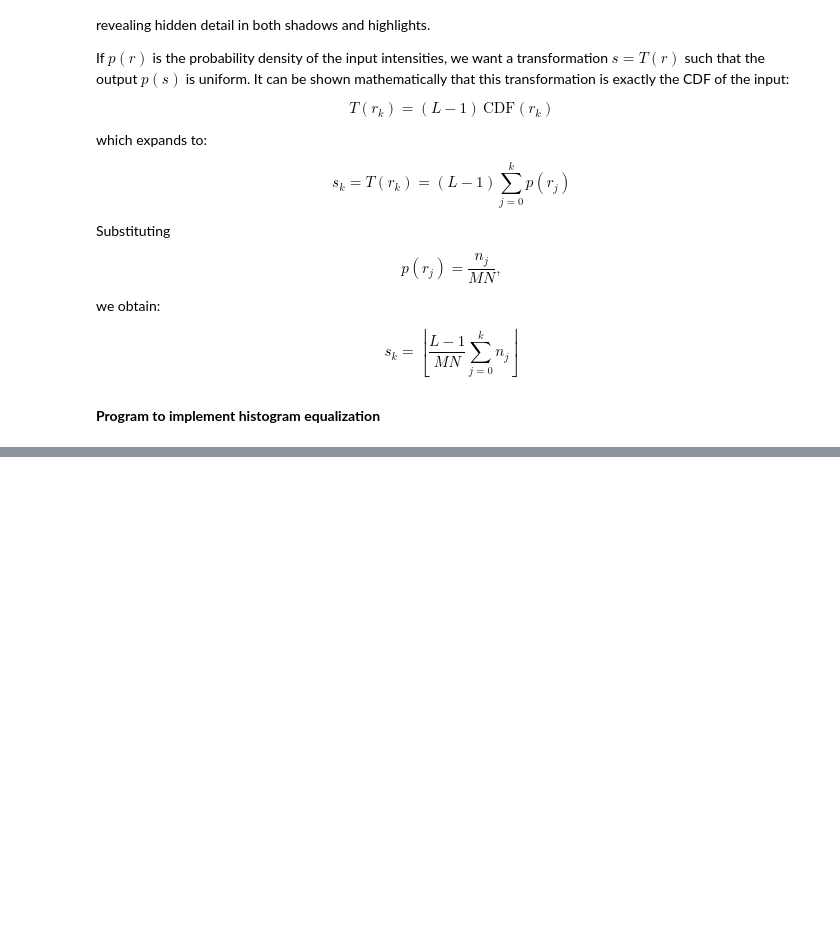
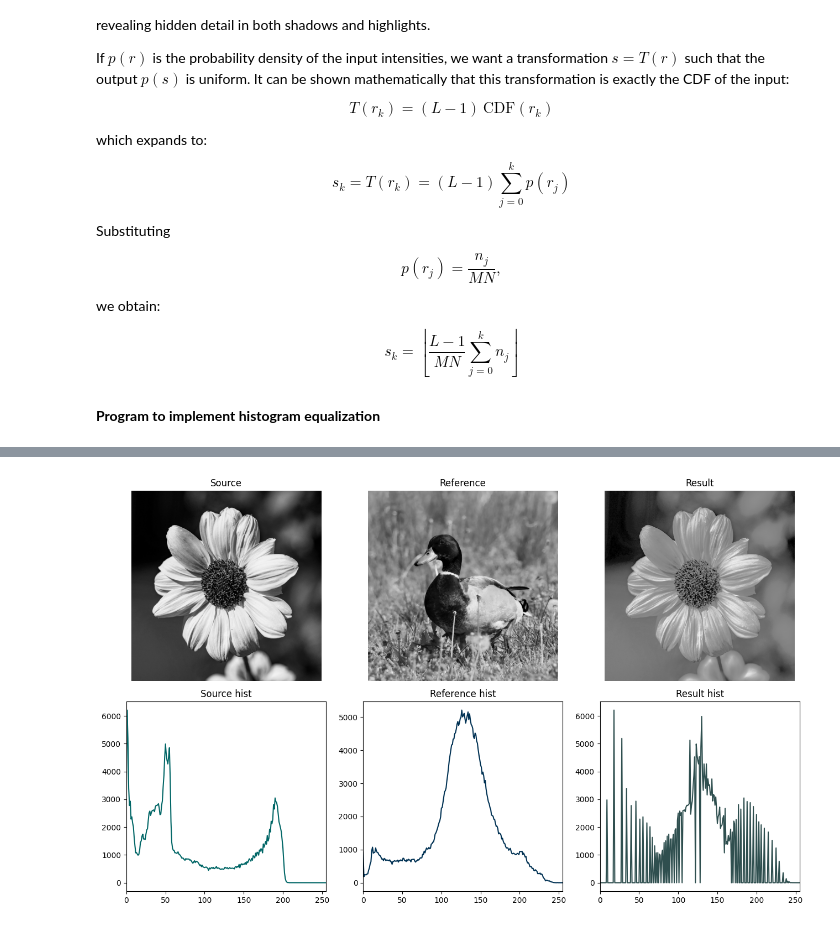
Before and after one commit to Pranish03/image-processing-opencv, a Jupyter notebook: 02_histogram_processing.ipynb, the cells around one changed output, grey strips where cells are left out. Cells and saved outputs as stored; diff of their text form; code cells hidden in the pictures; blank space fills up the shorter version.

```diff
--- a/02_histogram_processing.ipynb
+++ b/02_histogram_processing.ipynb
@@ -139,0 +178,47 @@ plt.show()
+# %%
+def hist_specify(src, ref):
+    L = 256
+
+    h_src = cv2.calcHist([src], [0], None, [L], [0, L]).flatten()
+    cdf_src = np.cumsum(h_src / h_src.sum())
+
+    h_ref = cv2.calcHist([ref], [0], None, [L], [0, L]).flatten()
+    cdf_ref = np.cumsum(h_ref / h_ref.sum())
+
+    lut = np.zeros(L, dtype=np.uint8)
+    for s in range(L):
+        diff = np.abs(cdf_ref - cdf_src[s])
+        lut[s] = np.argmin(diff)
+
+    return lut[src]
+# %%
+src = cv2.imread("images/img-2.png", 0)
+ref = cv2.imread("images/img-1.png", 0)
+
+result = hist_specify(src, ref)
+# %%
+fig, axes = plt.subplots(2, 3, figsize=(13, 8))
+
+for ax, img, title in zip(
+    axes[0], [src, ref, result], ["Source", "Reference", "Result"]
+):
+    ax.imshow(img, cmap="gray")
+    ax.set_title(title)
+    ax.axis("off")
+
+colors = ["#006666", "#003153", "#2F4F4F"]
+for ax, img, title, c in zip(
+    axes[1],
+    [src, ref, result],
+    ["Source hist", "Reference hist", "Result hist"],
+    colors,
+):
+    h = cv2.calcHist([img], [0], None, [256], [0, 256])
+    ax.plot(h, color=c)
+    ax.set_title(title)
+    ax.set_xlim([0, 255])
+
+plt.tight_layout()
+plt.show()
+# %% [output]
+[figure, added]
```
Also changed, not shown: parts of 4 cells of this notebook.
